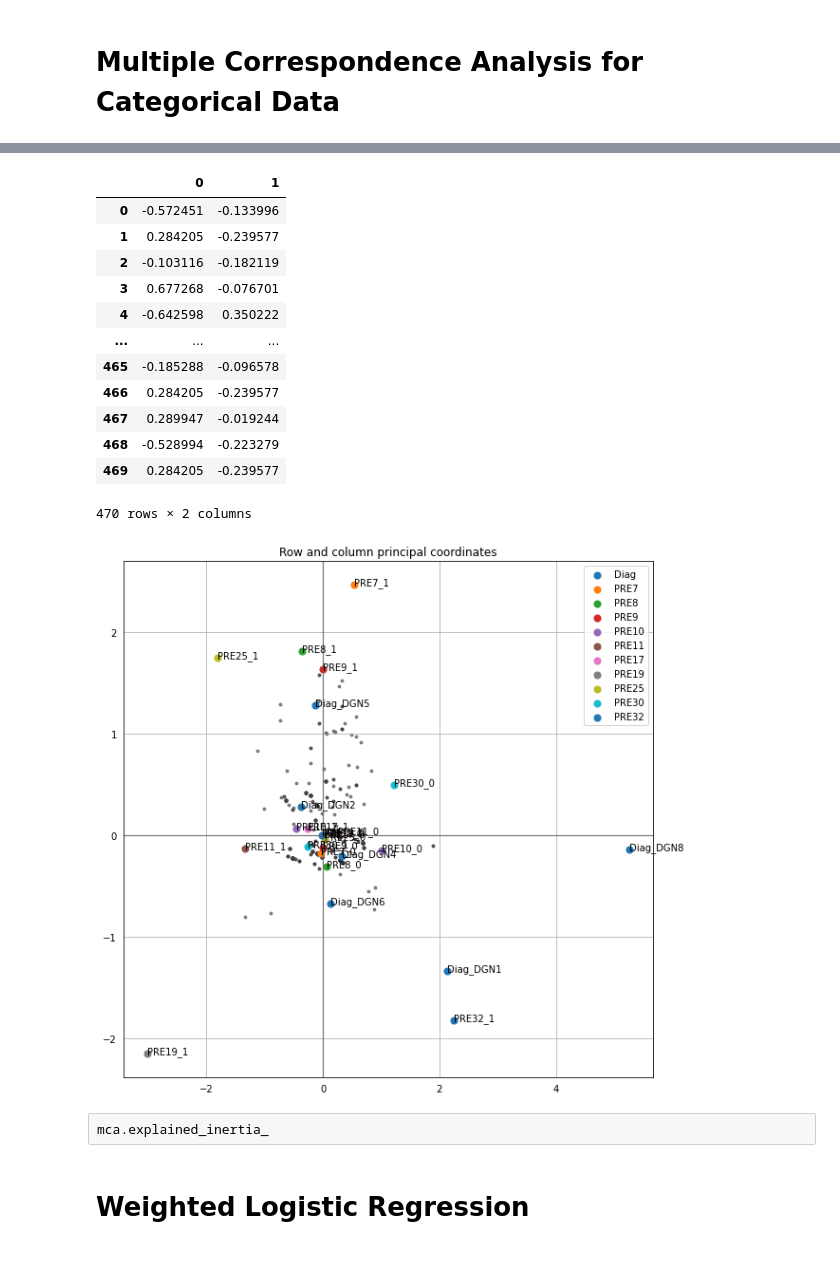
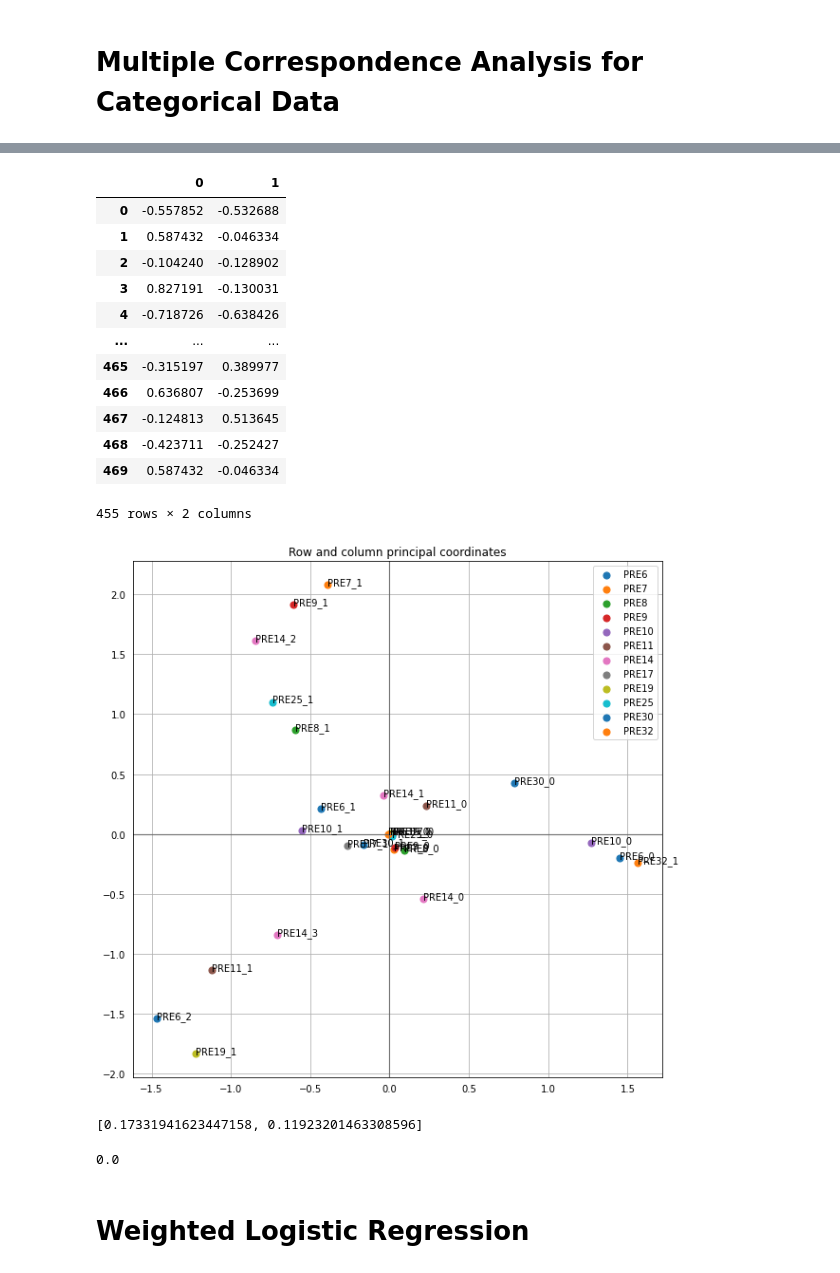
Before and after one commit to Robert-Lewis3/Springboard, a Jupyter notebook: CAPSTONE_2/CAPSTONE - Thoracic Surgery.ipynb, the cells around one changed output, grey strips where cells are left out. Drawn from its saved outputs; the diff is of its cells as text; code cells hidden in the pictures.

```diff
--- a/CAPSTONE_2/CAPSTONE - Thoracic Surgery.ipynb
+++ b/CAPSTONE_2/CAPSTONE - Thoracic Surgery.ipynb
@@ -281,3 +285,6 @@ From the distributions above, it appears there are outliers in both the PRE5 and
 ax = sns.boxplot(x="Risk1Yr", y="PRE5", data=df, showfliers=True)
 # %% [output]
 [figure]
+# %%
+df = df[np.abs(df.PRE5 - df.PRE5.mean()) <= (3*df.PRE5.std())]
+df.shape
@@ -283,0 +293,3 @@ ax = sns.boxplot(x="Risk1Yr", y="PRE5", data=df, showfliers=True)
+# %%
+df = df[np.abs(df.AGE - df.AGE.mean()) <= (3*df.AGE.std())]
+df.shape
@@ -317,0 +324,8 @@ Index(['Diag_DGN1', 'Diag_DGN2', 'Diag_DGN4', 'Diag_DGN5', 'Diag_DGN6',
+# %%
+categorical_cols = ['PRE6', 'PRE7', 'PRE8', 'PRE9', 'PRE10', 'PRE11', 'PRE14', 'PRE17',
+       'PRE19', 'PRE25', 'PRE30', 'PRE32']
+
+cat_df = pd.get_dummies(df, columns = categorical_cols)
+cat_df = cat_df.drop(['Diag_DGN1', 'Diag_DGN2', 'Diag_DGN3', 'Diag_DGN4', 'Diag_DGN5',
+       'Diag_DGN6', 'Diag_DGN8', 'AGE','PRE4','PRE5','Risk1Yr'], axis=1)
+cat_df.head(8)
@@ -362,47 +374,53 @@ from prince import MCA
 # Running MCA
 
 mca = MCA(n_components = 2, n_iter = 3, copy=True, check_input=True, random_state = 51)
-mca.fit(X_new)
-mca.transform(X_new)
+mca.fit(cat_df)
+mca.transform(cat_df)
 # %% [output]
 |  | 0 | 1 |
-| 0 | -0.572451 | -0.133996 |
-| 1 | 0.284205 | -0.239577 |
-| 2 | -0.103116 | -0.182119 |
-| 3 | 0.677268 | -0.076701 |
-| 4 | -0.642598 | 0.350222 |
+| 0 | -0.557852 | -0.532688 |
+| 1 | 0.587432 | -0.046334 |
+| 2 | -0.104240 | -0.128902 |
+| 3 | 0.827191 | -0.130031 |
+| 4 | -0.718726 | -0.638426 |
 | ... | ... | ... |
-| 465 | -0.185288 | -0.096578 |
-| 466 | 0.284205 | -0.239577 |
-| 467 | 0.289947 | -0.019244 |
-| 468 | -0.528994 | -0.223279 |
-| 469 | 0.284205 | -0.239577 |
+| 465 | -0.315197 | 0.389977 |
+| 466 | 0.636807 | -0.253699 |
+| 467 | -0.124813 | 0.513645 |
+| 468 | -0.423711 | -0.252427 |
+| 469 | 0.587432 | -0.046334 |
-470 rows × 2 columns
+455 rows × 2 columns
 # %%
 # Plotting components
 
 try:
 
     ax = mca.plot_coordinates(
-         X=X_new,
+         X=cat_df,
          ax=None,
          figsize=(10, 10),
-         show_row_points=True,
+         show_row_points=False,
          row_points_size=8,
          show_row_labels=False,
          show_column_points=True,
          column_points_size=50,
          show_column_labels=True,
          legend_n_cols=1
  )
 
 except:
 
     ZeroDivisionError
 # %% [output]
-[figure, old version]
+[figure, new version]
-# %% [raw]
-mca.explained_inertia_
+# %%
+mca.eigenvalues_
+# %% [output]
+[0.17331941623447158, 0.11923201463308596]
+# %%
+mca.total_inertia_
+# %% [output]
+0.0
 # %% [markdown]
 # Weighted Logistic Regression
 # %% [markdown]
```
Also changed, not shown: parts of 48 cells of this notebook.
